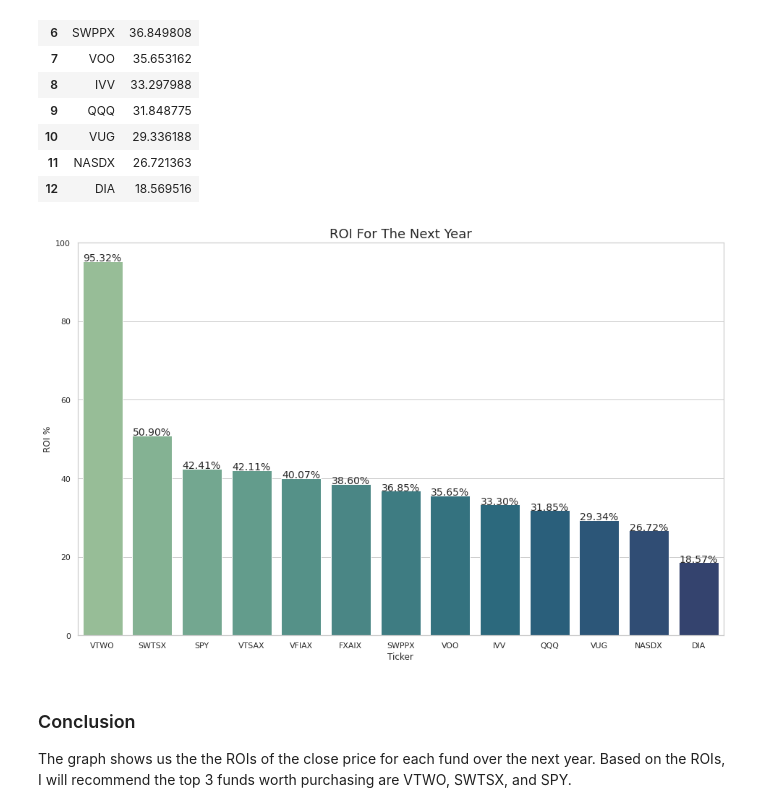
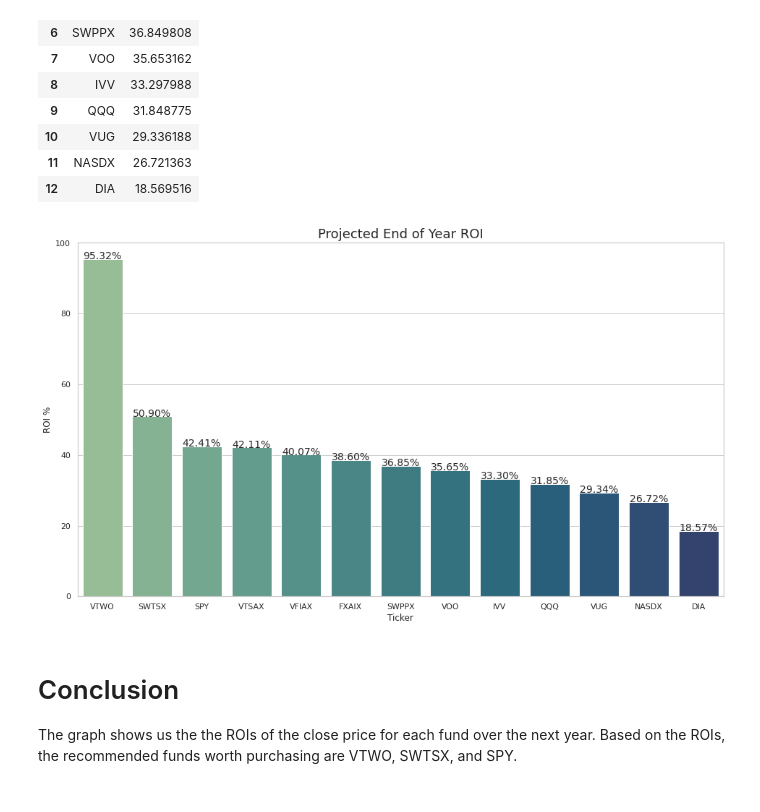
Before and after one commit to j-vasquez21/Stock-Forecasting, a Jupyter notebook: Evaluation.ipynb, the cells around one changed output. Drawn from its saved outputs; the diff is of its cells as text; code cells hidden in the pictures.

```diff
--- a/Evaluation.ipynb
+++ b/Evaluation.ipynb
@@ -136,7 +172,7 @@ lstm_rmses_sorted
 | 11 | VOO | 0.691213 |
 | 12 | VTWO | 0.432891 |
 # %%
-fig, ax = plt.subplots(figsize=(16,10))
+fig, ax = plt.subplots(figsize=(14,8))
 ax.set_title('RMSEs For LSTM Model',fontsize=18)
 sns.barplot(x="Ticker", y="RMSE", data=lstm_rmses_sorted,ax=ax, palette='crest')
 show_values_on_bars(ax);
@@ -172,7 +212,7 @@ sorted_roi
 | 11 | NASDX | 26.721363 |
 | 12 | DIA | 18.569516 |
 # %%
-def show_values_on_bars(axs):
+def show_values_on_bars_percent(axs):
     def _show_on_single_plot(ax):
         for p in ax.patches:
             _x = p.get_x() + p.get_width() / 2
@@ -186,12 +226,12 @@ def show_values_on_bars(axs):
     else:
         _show_on_single_plot(axs)
 # %%
-fig, ax = plt.subplots(figsize=(16,10))
-ax.set_title('ROI For The Next Year',fontsize=18)
+fig, ax = plt.subplots(figsize=(16,9))
+ax.set_title('Projected End of Year ROI',fontsize=18)
 sns.barplot(x="Ticker", y="ROI %", data=sorted_roi,ax=ax, palette='crest')
-show_values_on_bars(ax);
+show_values_on_bars_percent(ax);
 # %% [output]
-[figure, old version]
+[figure, new version]
 # %% [markdown]
-### Conclusion
-The graph shows us the the ROIs of the close price for each fund over the next year. Based on the ROIs, I will recommend the top 3 funds worth purchasing are VTWO, SWTSX, and SPY.
+# Conclusion
+The graph shows us the the ROIs of the close price for each fund over the next year. Based on the ROIs, the recommended funds worth purchasing are VTWO, SWTSX, and SPY.
```
Also changed, not shown: parts of 17 cells of this notebook.
